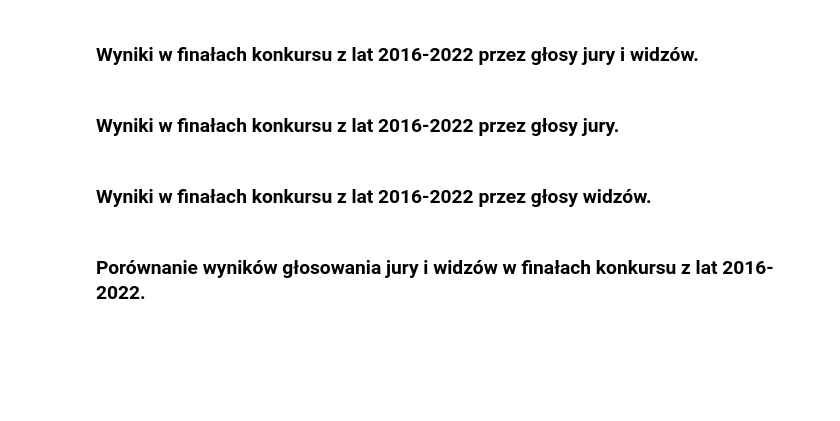
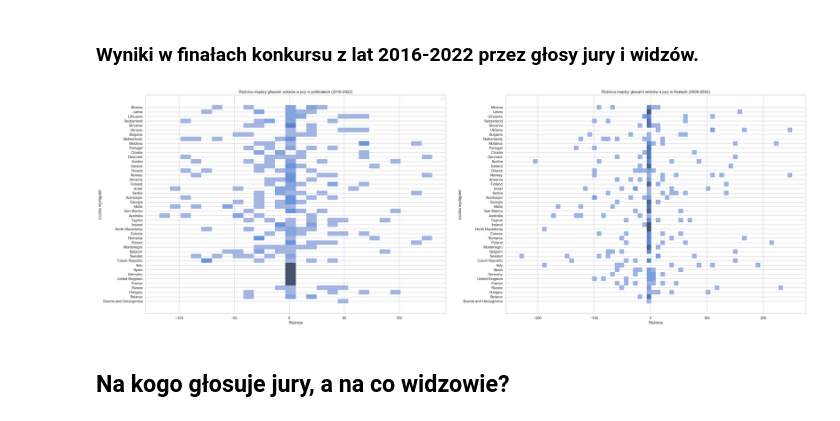
Before and after one commit to Mimikkk/study-master-2023-sus, a Jupyter notebook: project-eurovision/raport.ipynb, the cells around one changed output. Cells and saved outputs as stored; diff of their text form; code cells hidden in the pictures; blank space fills up the shorter version.

Commit message:
sum total votes

```diff
--- a/project-eurovision/raport.ipynb
+++ b/project-eurovision/raport.ipynb
@@ -83,9 +126,32 @@ AttributeError: 'DataFrame' object has no attribute 'in_native'
 ## Czy istnieje dysonans między wynikami głosowania jury a widzów?
 # %% [markdown]
 ### Wyniki w finałach konkursu z lat 2016-2022 przez głosy jury i widzów.
-# %% [markdown]
-### Wyniki w finałach konkursu z lat 2016-2022 przez głosy jury.
-# %% [markdown]
-### Wyniki w finałach konkursu z lat 2016-2022 przez głosy widzów.
-# %% [markdown]
-### Porównanie wyników głosowania jury i widzów w finałach konkursu z lat 2016-2022.
+# %%
+# interesujące nas kolumny
+# ['semi_televote_points', 'semi_jury_points', 'semi_total_points', 'final_televote_points', 'final_jury_points', 'semi_total_points', 'semi_draw_position', 'final_draw_position']
+
+sns.set_theme(style="whitegrid")
+
+
+dataset.songs['semi_difference_points'] = dataset.songs.semi_televote_points - dataset.songs.semi_jury_points
+dataset.songs['final_difference_points'] = dataset.songs.final_televote_points - dataset.songs.final_jury_points
+
+fig, ax = plt.subplots(1, 2, figsize=(36, 12))
+
+sns.histplot(x='semi_difference_points', y='country', data=dataset.songs[dataset.songs.year > 2014], ax=ax[0])
+sns.histplot(x='final_difference_points', y='country', data=dataset.songs[dataset.songs.year > 2014], ax=ax[1])
+
+ax[0].set_title('Różnica między głosami widzów a jury w półfinałach (2016-2022)')
+ax[1].set_title('Różnica między głosami widzów a jury w finałach (2009-2022)')
+
+for a in ax:
+    a.set_xlabel('Różnica')
+    a.set_ylabel('Liczba wystąpień')
+
+ax[0].legend(loc='upper right', labels=['Widzowie', 'Jury'])
+
+plt.show()
+# %% [output]
+[figure, added]
+# %% [markdown]
+## Na kogo głosuje jury, a na co widzowie?
```
Also changed, not shown: parts of 10 cells of this notebook, 2 other files.
